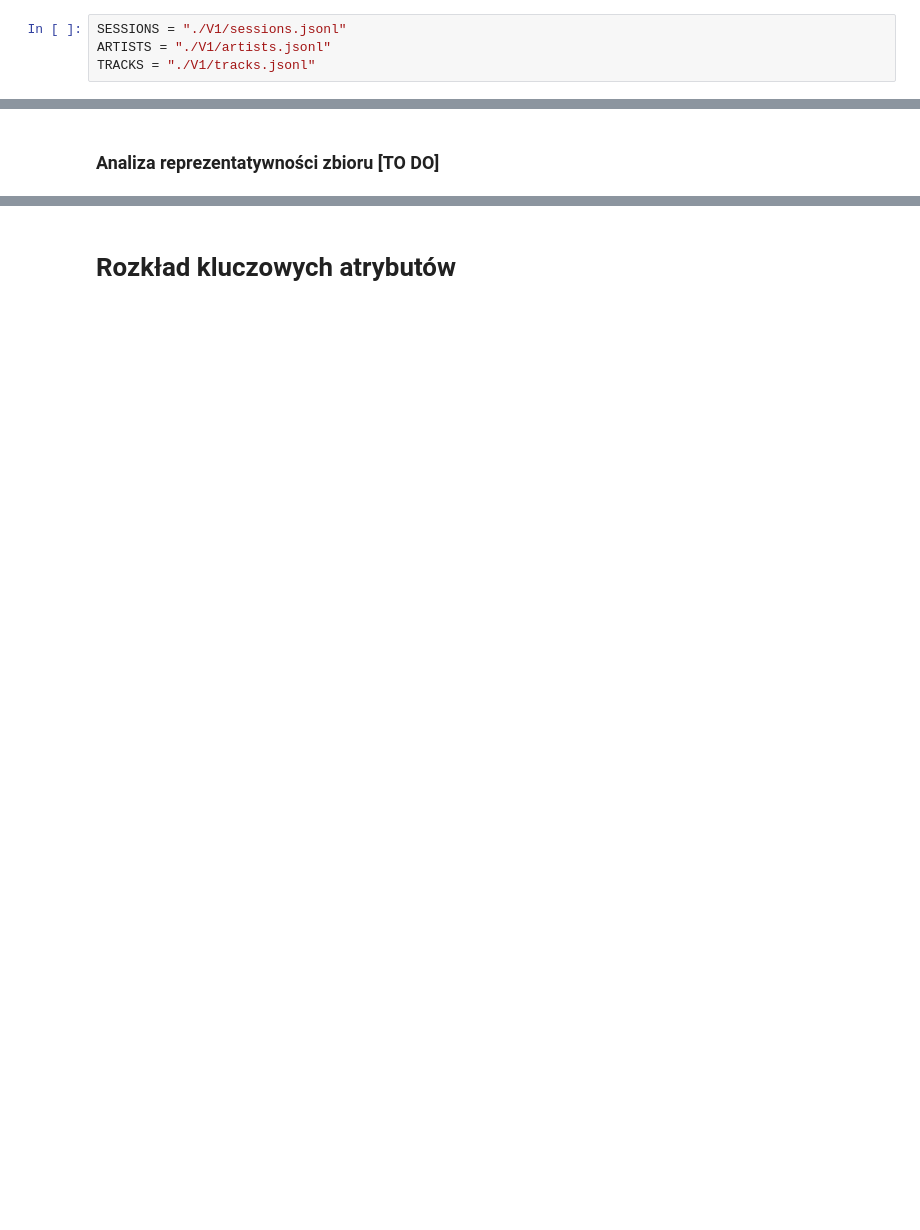
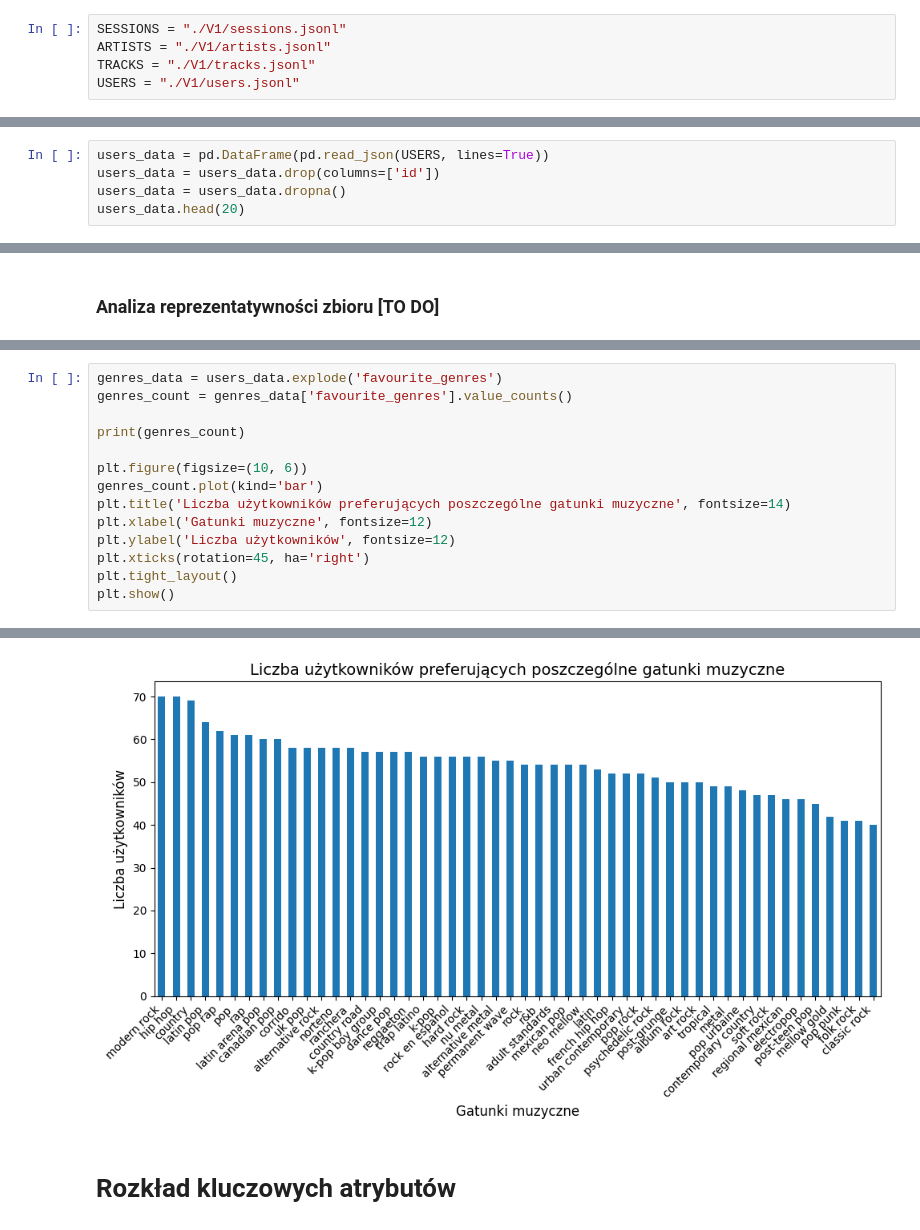
Before and after one commit to dominikaferfecka/TrendingSongForecast, a Jupyter notebook: IUM_etap2.ipynb, the cells around one changed output, grey strips where cells are left out. Cells and saved outputs as stored; diff of their text form; blank space fills up the shorter version.

```diff
--- a/IUM_etap2.ipynb
+++ b/IUM_etap2.ipynb
@@ -110,6 +110,7 @@ import numpy as np
 SESSIONS = "./V1/sessions.jsonl"
 ARTISTS = "./V1/artists.jsonl"
 TRACKS = "./V1/tracks.jsonl"
+USERS = "./V1/users.jsonl"
 # %% [markdown]
 ## *Analiza danych o artystach (plik artists)*
 # %%
@@ -363,3 +369,8 @@ Liczba powtórzeń | Liczba utworów
 Name: count, dtype: int64
 # %% [markdown]
 ## *Analiza danych o użytkownikach (plik users)* [TO DO]
+# %%
+users_data = pd.DataFrame(pd.read_json(USERS, lines=True))
+users_data = users_data.drop(columns=['id'])
+users_data = users_data.dropna()
+users_data.head(20)
@@ -369,0 +412,15 @@ Name: count, dtype: int64
+# %%
+genres_data = users_data.explode('favourite_genres')
+genres_count = genres_data['favourite_genres'].value_counts()
+
+print(genres_count)
+
+plt.figure(figsize=(10, 6))
+genres_count.plot(kind='bar')
+plt.title('Liczba użytkowników preferujących poszczególne gatunki muzyczne', fontsize=14)
+plt.xlabel('Gatunki muzyczne', fontsize=12)
+plt.ylabel('Liczba użytkowników', fontsize=12)
+plt.xticks(rotation=45, ha='right')
+plt.tight_layout()
+plt.show()
+# %% [output]
@@ -370,3 +444,4 @@ Name: count, dtype: int64
+[figure, added]
 # %% [markdown]
 # Rozkład kluczowych atrybutów
 # %%
```
Also changed, not shown: parts of 26 cells of this notebook.
